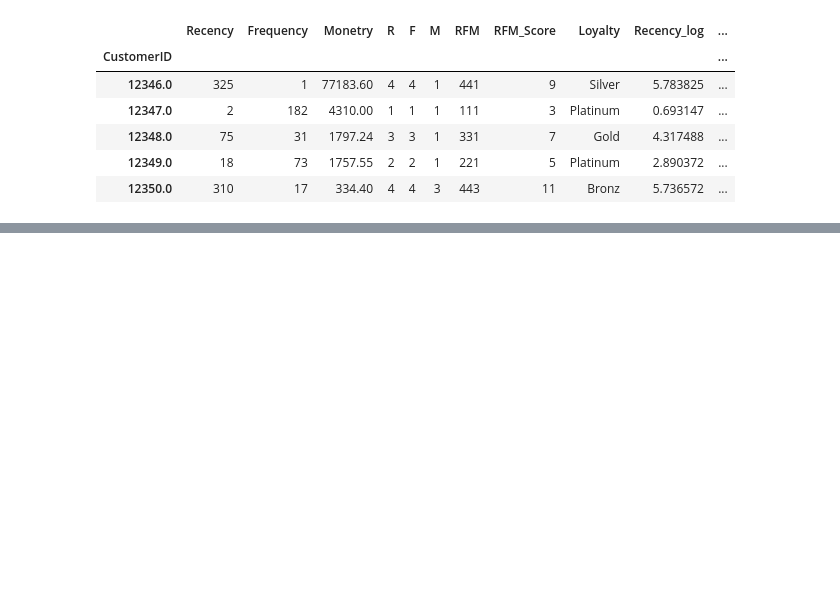
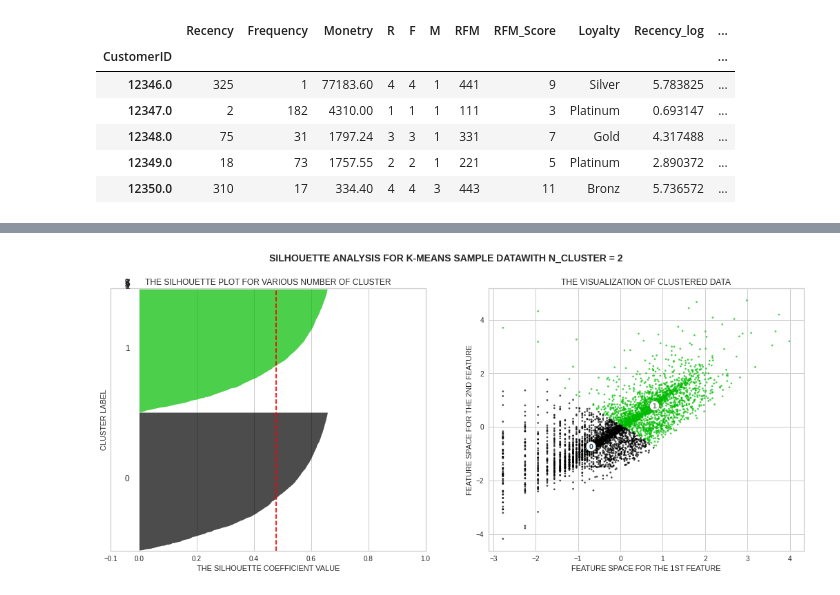
Before and after one commit to PrateekKumar88888/Online-Retail-Customer-Segmentation, a Jupyter notebook: Online_retail_customer_segmentation.ipynb, the cells around one changed output, grey strips where cells are left out. Cells and saved outputs as stored; diff of their text form; code cells hidden in the pictures; blank space fills up the shorter version.

```diff
--- a/Online_retail_customer_segmentation.ipynb
+++ b/Online_retail_customer_segmentation.ipynb
@@ -1081,0 +1195,20 @@ plt.scatter(centers[:,0], centers[:,1], c='red', s=200, alpha=0.8)
+# %%
+# Taking frequency and monetry log in list.
+frequency_and_monetary_list = ['Frequency_log','Monetry_log']
+
+# Taking frequency and monetry values for x
+x = rfm_df[frequency_and_monetary_lsit].values
+
+# Standardising the data
+scaler = StandardScaler()
+x = scaler.fit_transform(x)
+
+# Silhouette score
+range_n_cluster = [2,3,4,5,6,7,8,9,10,11,12,13,14,15]
+for n_cluster in range_n_cluster:
+  clustrer = KMeans(n_clusters = n_cluster, random_state = 1)
+  predict = clustrer.fit_predict(x)
+  centers = clustrer.cluster_centers_
+
+  score = silhouette_score(x, predict)
+  print('for n_cluster = {}, silhouette score is {}'.format(n_cluster, score))
@@ -1081,0 +1232,73 @@ plt.scatter(centers[:,0], centers[:,1], c='red', s=200, alpha=0.8)
+# %%
+from sklearn.metrics import silhouette_score
+from sklearn.datasets import make_blobs
+from sklearn.cluster import KMeans
+from sklearn.metrics import silhouette_samples
+import matplotlib.pyplot as plt
+import matplotlib.cm as cm
+import numpy as np
+
+ranges_n_cluster = [2,3,4,5,6,7,8,9,10]
+
+for n_cluster in ranges_n_cluster:
+  fig, (ax1, ax2) = plt.subplots(1,2)
+  fig.set_size_inches(18,7)
+
+  ax1.set_xlim([-0.1, 1])
+  ax1.set_ylim([0, len(x) + (n_cluster + 1) * 10])
+
+  clustrer = KMeans(n_clusters = n_cluster, random_state=1)
+  cluster_label = clustrer.fit_predict(x)
+
+  silhouette_avg = silhouette_score(x, cluster_label)
+  print('The n_cluster is =', n_cluster,
+        'The avarage silhouette score =', silhouette_avg)
+
+  sample_silhouette_value = silhouette_samples(x, cluster_label)
+
+  y_lower = 10
+  for i in range(n_clusters):
+    ith_cluster_silhouette_value = \
+       sample_silhouette_value[cluster_label == i]
+
+    ith_cluster_silhouette_value.sort()
+
+    cluster_i_size = ith_cluster_silhouette_value.shape[0]
+    y_upper = y_lower + cluster_i_size
+
+
+    color = cm.nipy_spectral(float(i) / n_cluster)
+    ax1.fill_betweenx(np.arange(y_lower, y_upper),
+                      0, ith_cluster_silhouette_value, facecolor = color, edgecolor = color, alpha = 0.7)
+
+    ax1.text(-0.05, y_lower + 0.5 * cluster_i_size, str(i))
+
+    # Compute the new y_lower.
+    y_lower = y_upper + 10
+
+  ax1.set_title('THE SILHOUETTE PLOT FOR VARIOUS NUMBER OF CLUSTER')
+  ax1.set_xlabel('THE SILHOUETTE COEFFICIENT VALUE')
+  ax1.set_ylabel('CLUSTER LABEL')
+
+  ax1.axvline(x = silhouette_avg, color = 'red', linestyle = '--')
+
+  ax1.set_yticks([])
+  ax1.set_xticks([-0.1, 0, 0.2, 0.4, 0.6, 0.8, 1])
+
+  colors = cm.nipy_spectral(cluster_label.astype(float) / n_cluster)
+  ax2.scatter(x[:, 0], x[:, 1], marker = '.', s=30, lw=0, alpha = 0.7, c = colors, edgecolor = 'k')
+
+  centers = clustrer.cluster_centers_
+
+  ax2.scatter(centers[:, 0], centers[:, 1], s = 200, c = 'white', edgecolor = 'k', marker = 'o', alpha = 1)
+
+  for i, c in enumerate(centers):
+    ax2.scatter(c[0], c[1], marker = '$%d$' % i, alpha = 1, s = 50, edgecolor = 'k')
+
+  ax2.set_title('THE VISUALIZATION OF CLUSTERED DATA')
+  ax2.set_xlabel('FEATURE SPACE FOR THE 1ST FEATURE')
+  ax2.set_ylabel('FEATURE SPACE FOR THE 2ND FEATURE')
+  plt.suptitle(('SILHOUETTE ANALYSIS FOR K-MEANS SAMPLE DATA' 'WITH N_CLUSTER = %d' % n_cluster), fontsize = 14, fontweight = 'bold')
+
+plt.show()
+# %% [output]
@@ -1081,0 +1314 @@ plt.scatter(centers[:,0], centers[:,1], c='red', s=200, alpha=0.8)
+[figure, added]
```
Also changed, not shown: parts of 35 cells of this notebook.
